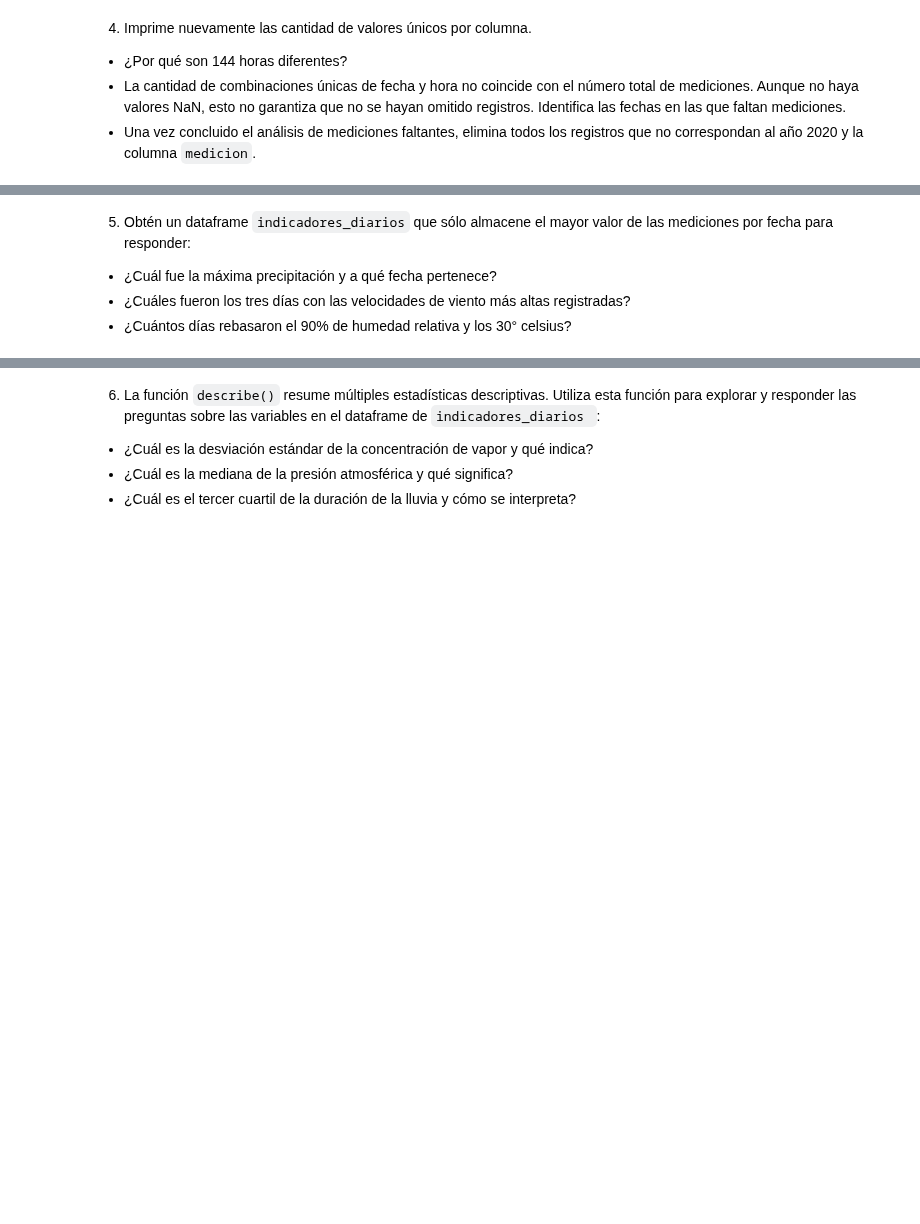
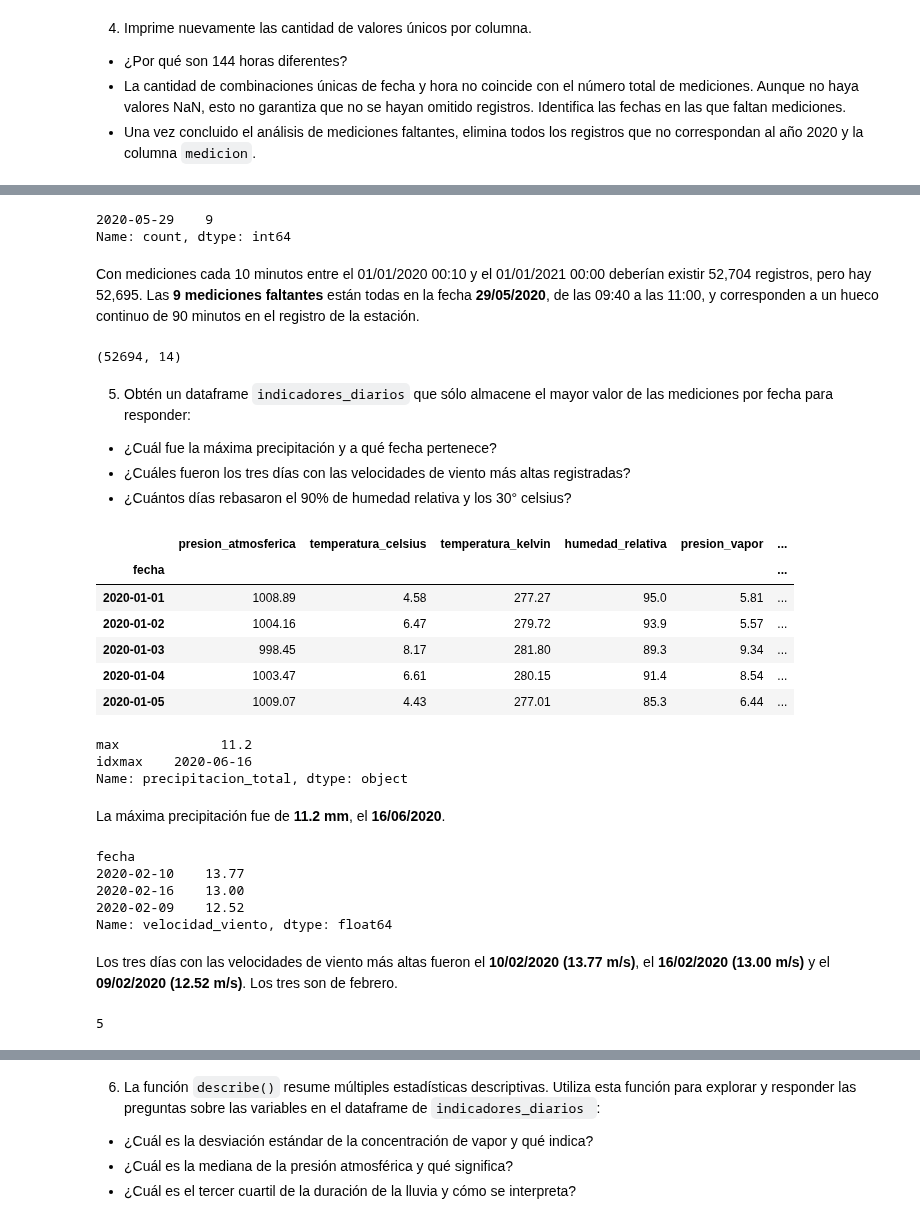
Before and after one commit to Aaron3312/Especializacion-ia, a Jupyter notebook: ciencia-analitica-datos/actividad-02-pandas/Actividad2AnalisisPandas.ipynb, the cells around one changed output, grey strips where cells are left out. Drawn from its saved outputs; the diff is of its cells as text; code cells hidden in the pictures; blank space fills up the shorter version.

Commit message:
Actividad 2: preguntas 1 a 5 (carga, limpieza, faltantes e indicadores diarios)
Co-Authored-By: Claude Opus 5.5 (1M context) <noreply@anthropic.com>

```diff
--- a/ciencia-analitica-datos/actividad-02-pandas/Actividad2AnalisisPandas.ipynb
+++ b/ciencia-analitica-datos/actividad-02-pandas/Actividad2AnalisisPandas.ipynb
@@ -47,0 +61,6 @@ Los datos meteorológicos fueron registrados cada 10 minutos e incluyen los sigu
+# %%
+weather_df.columns = ['medicion', 'presion_atmosferica', 'temperatura_celsius', 'temperatura_kelvin',
+                      'humedad_relativa', 'presion_vapor', 'humedad_especifica', 'concentracion_vapor',
+                      'densidad_aire', 'velocidad_viento', 'direccion_viento', 'precipitacion_total',
+                      'duracion_lluvia']
+weather_df.head()
@@ -51,0 +125,5 @@ Los datos meteorológicos fueron registrados cada 10 minutos e incluyen los sigu
+# %%
+weather_df['medicion'] = pd.to_datetime(weather_df['medicion'], format='%d/%m/%y %H:%M')
+weather_df['fecha'] = weather_df['medicion'].dt.date
+weather_df['hora'] = weather_df['medicion'].dt.time
+weather_df[['medicion', 'fecha', 'hora']].head()
@@ -55,0 +160,4 @@ Los datos meteorológicos fueron registrados cada 10 minutos e incluyen los sigu
+# %%
+display(weather_df[weather_df.duplicated(subset=['medicion'], keep=False)])
+
+weather_df = weather_df.drop_duplicates()
@@ -61,5 +207,51 @@ Los datos meteorológicos fueron registrados cada 10 minutos e incluyen los sigu
+# %%
+pd.Series(mediciones_faltantes.date).value_counts()
+# %% [output]
+2020-05-29    9
+Name: count, dtype: int64
+# %% [markdown]
+Con mediciones cada 10 minutos entre el 01/01/2020 00:10 y el 01/01/2021 00:00 deberían existir 52,704 registros, pero hay 52,695. Las **9 mediciones faltantes** están todas en la fecha **29/05/2020**, de las 09:40 a las 11:00, y corresponden a un hueco continuo de 90 minutos en el registro de la estación.
+# %%
+weather_df = weather_df[weather_df['medicion'].dt.year == 2020].drop(columns='medicion')
+weather_df.shape
+# %% [output]
+(52694, 14)
 # %% [markdown]
 5. Obtén un dataframe `indicadores_diarios` que sólo almacene el mayor valor de las mediciones por fecha para responder:
 - ¿Cuál fue la máxima precipitación y a qué fecha pertenece?
 - ¿Cuáles fueron los tres días con las velocidades de viento más altas registradas?
 - ¿Cuántos días rebasaron el 90% de humedad relativa y los 30° celsius?
+# %%
+indicadores_diarios = weather_df.drop(columns='hora').groupby('fecha').max()
+indicadores_diarios.head()
+# %% [output]
+|  | presion_atmosferica | temperatura_celsius | temperatura_kelvin | humedad_relativa | presion_vapor | ... |
+| fecha |  |  |  |  |  | ... |
+| 2020-01-01 | 1008.89 | 4.58 | 277.27 | 95.0 | 5.81 | ... |
+| 2020-01-02 | 1004.16 | 6.47 | 279.72 | 93.9 | 5.57 | ... |
+| 2020-01-03 | 998.45 | 8.17 | 281.80 | 89.3 | 9.34 | ... |
+| 2020-01-04 | 1003.47 | 6.61 | 280.15 | 91.4 | 8.54 | ... |
+| 2020-01-05 | 1009.07 | 4.43 | 277.01 | 85.3 | 6.44 | ... |
+# %%
+indicadores_diarios['precipitacion_total'].agg(['max', 'idxmax'])
+# %% [output]
+max             11.2
+idxmax    2020-06-16
+Name: precipitacion_total, dtype: object
+# %% [markdown]
+La máxima precipitación fue de **11.2 mm**, el **16/06/2020**.
+# %%
+indicadores_diarios['velocidad_viento'].nlargest(3)
+# %% [output]
+fecha
+2020-02-10    13.77
+2020-02-16    13.00
+2020-02-09    12.52
+Name: velocidad_viento, dtype: float64
+# %% [markdown]
+Los tres días con las velocidades de viento más altas fueron el **10/02/2020 (13.77 m/s)**, el **16/02/2020 (13.00 m/s)** y el **09/02/2020 (12.52 m/s)**. Los tres son de febrero.
+# %%
+dias_calor_y_humedad = ((indicadores_diarios['humedad_relativa'] > 90) & (indicadores_diarios['temperatura_celsius'] > 30)).sum().item()
+dias_calor_y_humedad
+# %% [output]
+5
```
Also changed, not shown: parts of 17 cells of this notebook.
